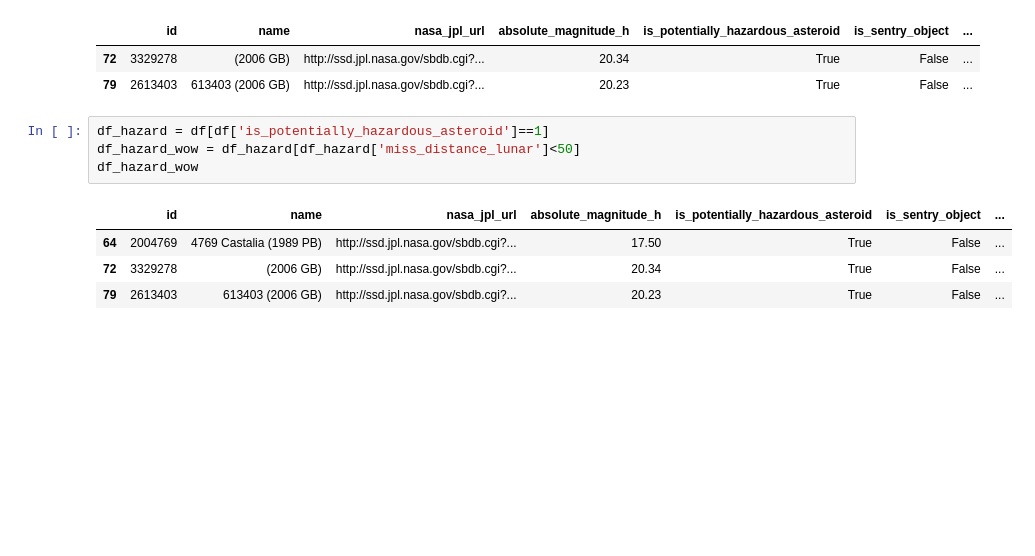
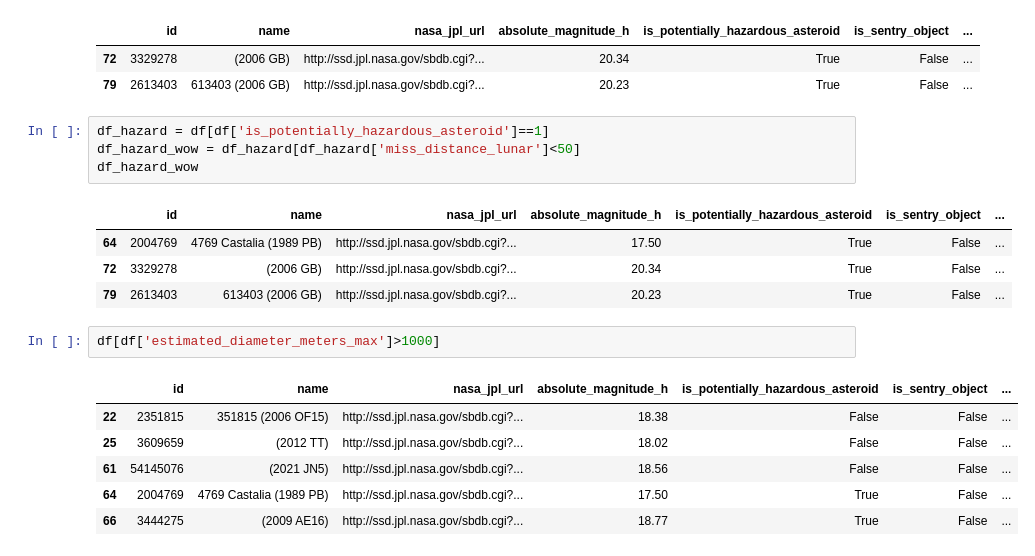
Before and after one commit to Jackleept/NASA_NEO, a Jupyter notebook: scratch.ipynb, the cells around one changed output. Saved outputs shown, nothing was run; the diff lists cells and outputs as text; blank space fills up the shorter version.

```diff
--- a/scratch.ipynb
+++ b/scratch.ipynb
@@ -549,3 +549,12 @@ df_hazard_wow
 | 64 | 2004769 | 4769 Castalia (1989 PB) | http://ssd.jpl.nasa.gov/sbdb.cgi?... | 17.50 | True | False | ... |
 | 72 | 3329278 | (2006 GB) | http://ssd.jpl.nasa.gov/sbdb.cgi?... | 20.34 | True | False | ... |
 | 79 | 2613403 | 613403 (2006 GB) | http://ssd.jpl.nasa.gov/sbdb.cgi?... | 20.23 | True | False | ... |
+# %%
+df[df['estimated_diameter_meters_max']>1000]
+# %% [output]
+|  | id | name | nasa_jpl_url | absolute_magnitude_h | is_potentially_hazardous_asteroid | is_sentry_object | ... |
+| 22 | 2351815 | 351815 (2006 OF15) | http://ssd.jpl.nasa.gov/sbdb.cgi?... | 18.38 | False | False | ... |
+| 25 | 3609659 | (2012 TT) | http://ssd.jpl.nasa.gov/sbdb.cgi?... | 18.02 | False | False | ... |
+| 61 | 54145076 | (2021 JN5) | http://ssd.jpl.nasa.gov/sbdb.cgi?... | 18.56 | False | False | ... |
+| 64 | 2004769 | 4769 Castalia (1989 PB) | http://ssd.jpl.nasa.gov/sbdb.cgi?... | 17.50 | True | False | ... |
+| 66 | 3444275 | (2009 AE16) | http://ssd.jpl.nasa.gov/sbdb.cgi?... | 18.77 | True | False | ... |
```
Also changed, not shown: parts of 3 cells of this notebook.
